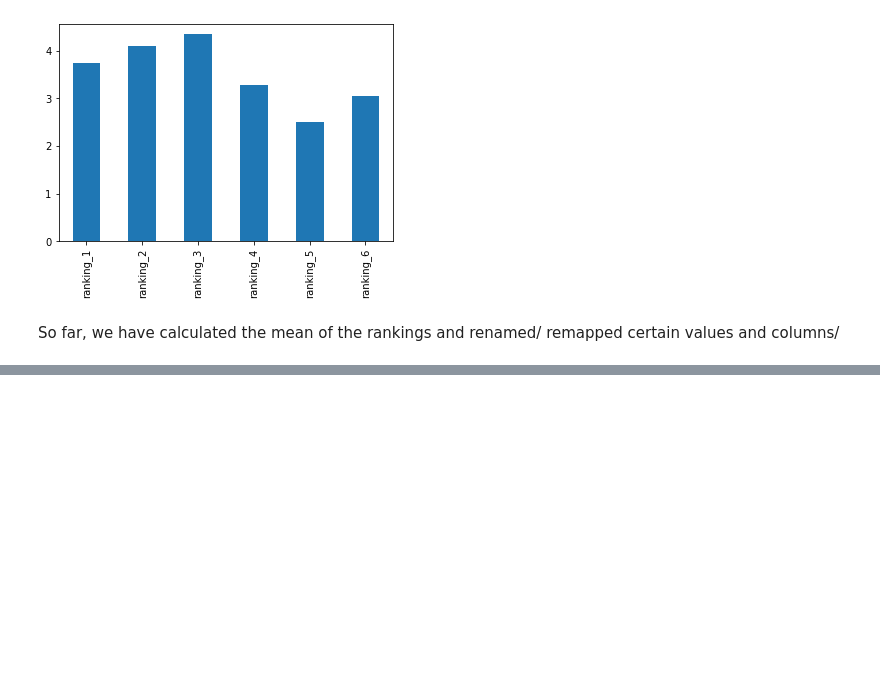
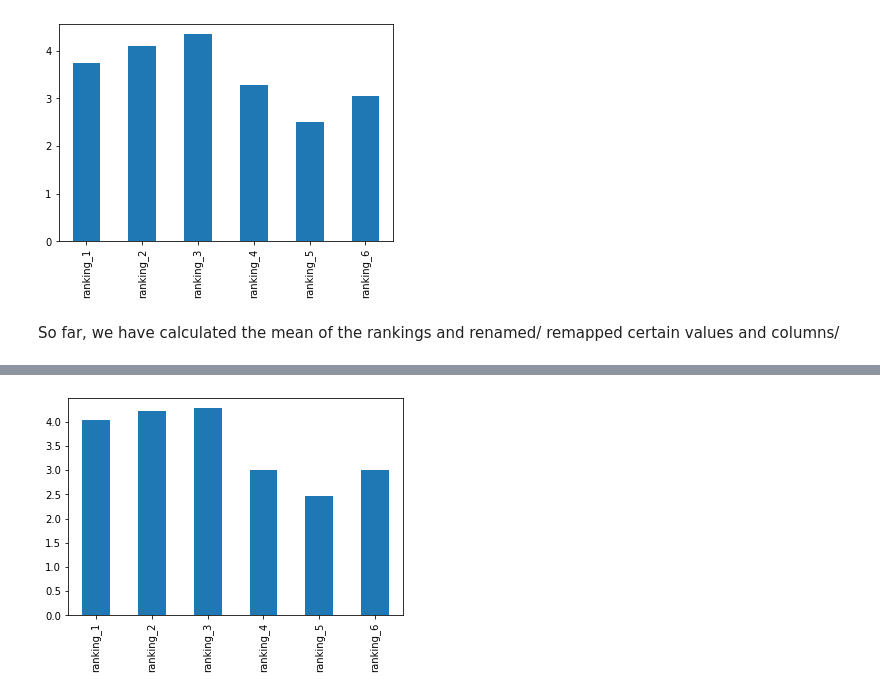
Before and after one commit to hkawamat/hkawamat, a Jupyter notebook: Project 8 Star Wars.ipynb, the cells around one changed output, grey strips where cells are left out. Saved outputs shown, nothing was run; the diff lists cells and outputs as text; code cells hidden in the pictures; blank space fills up the shorter version.

```diff
--- a/Project 8 Star Wars.ipynb
+++ b/Project 8 Star Wars.ipynb
@@ -163,0 +193,11 @@ So far, we have calculated the mean of the rankings and renamed/ remapped certai
+# %%
+# Create a table where the Gender is equal to Male, then find the mean ranking and the sum of the seen columns
+males = star_wars[star_wars['Gender'] == 'Male']
+mean_males = males[males.columns[9:15]].mean()
+sum_males = males[males.columns[3:9]].sum()
+# %%
+# Plot a bar plot for mean_males
+mean_males.plot.bar()
+plt.show()
+# %% [output]
+[figure, added]
```
Also changed, not shown: parts of 15 cells of this notebook.
